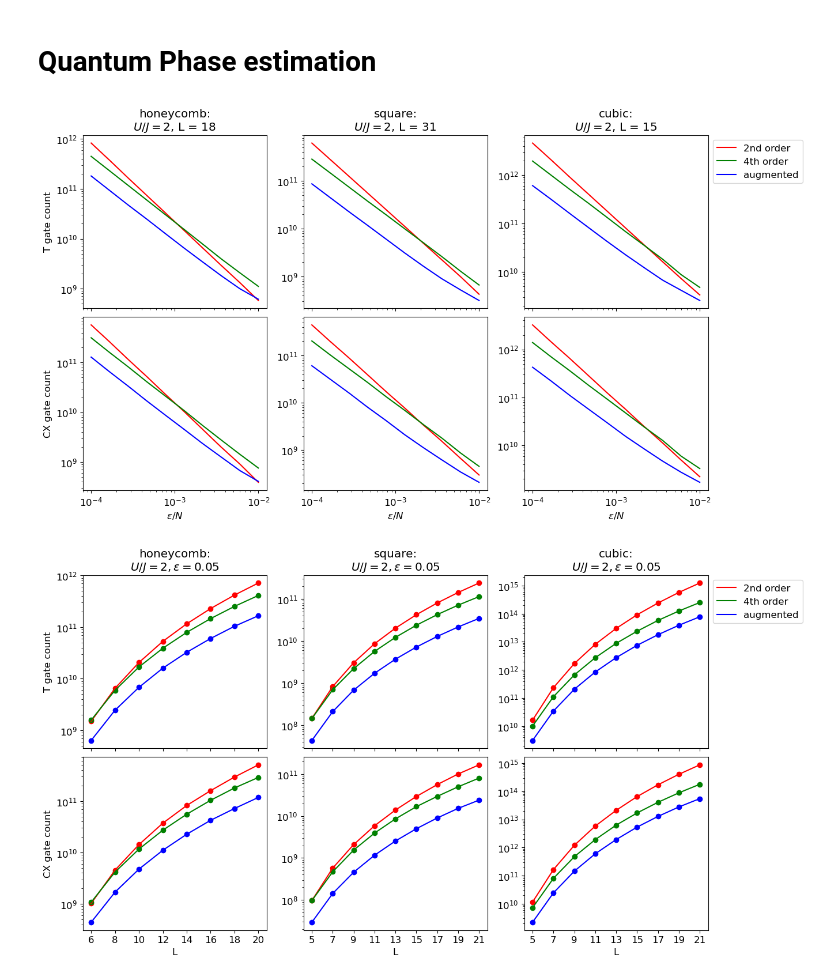
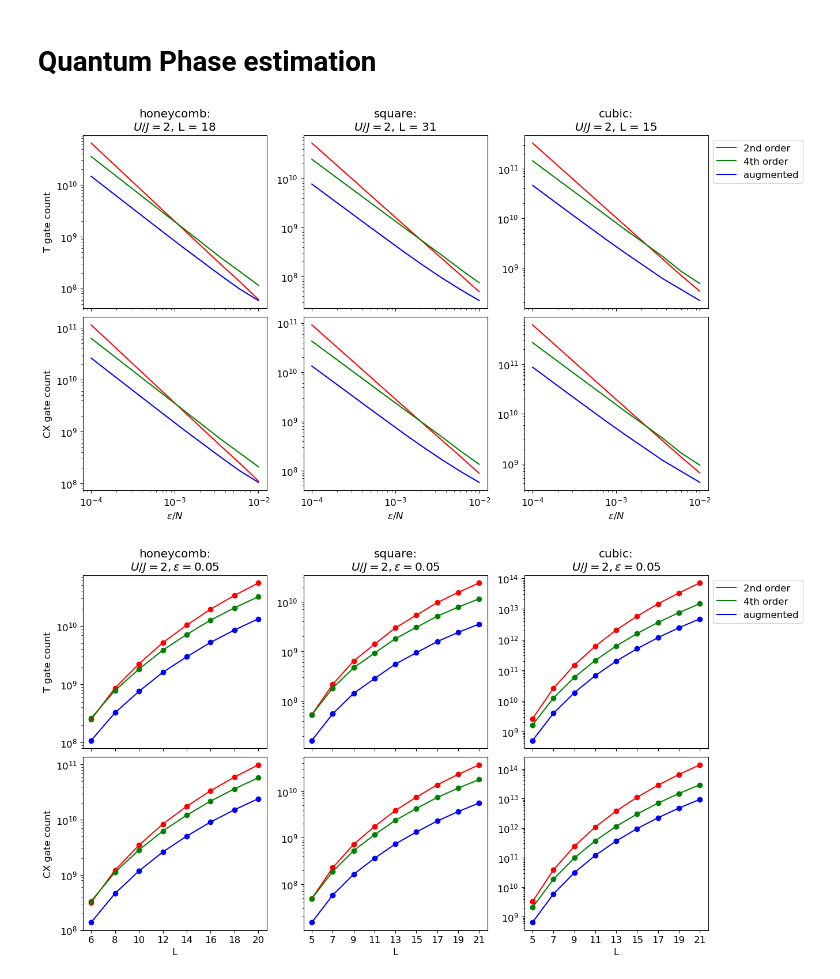
Before and after one commit to BjornTCC/lie-trotterization, a Jupyter notebook: TFIM_simulations.ipynb, the cells around one changed output. Drawn from its saved outputs; the diff is of its cells as text; code cells hidden in the pictures.

```diff
--- a/TFIM_simulations.ipynb
+++ b/TFIM_simulations.ipynb
@@ -16,6 +16,7 @@ matplotlib.rc('font', **font)
 J, U = 1,2
 alpha = 4
 x = 0.01
+hwp = True
 
 label_color_map = {
     "2nd order": 'r',
@@ -94,7 +95,8 @@ for lattice, i in lattice_index_map.items():
                 method,
                 alpha = alpha,
                 Ls = lattice_size_map[lattice],
-                x=x
+                x=x,
+                hwp = hwp
             ) for e in eps
         ]
         yt = [dict_to_t_count(dct) for dct in dcts]
@@ -140,7 +142,8 @@ for lattice, i in lattice_index_map.items():
                 method,
                 alpha = alpha,
                 Ls = lattice_size_map[lattice],
-                x=x
+                x=x,
+                hwp = hwp
             ) for t in ts
         ]
         yt = [dict_to_t_count(dct) for dct in dcts]
@@ -187,7 +190,8 @@ for lattice, i in lattice_index_map.items():
                 phase_estimation_algorithm="qpe",
                 alpha = alpha,
                 Ls = lattice_size_map[lattice],
-                x=x
+                x=x,
+                hwp = hwp
             ) for e in eps
         ]
         yt = [dict_to_t_count(dct) for dct in dcts]
@@ -195,7 +199,7 @@ for lattice, i in lattice_index_map.items():
         axs[0][i].plot(eps, yt, color = c)
         axs[1][i].plot(eps, ycx, color = c)
 # %% [output]
-[figure, old version]
+[figure, new version]
 # %%
 import matplotlib.ticker as ticker
 
@@ -228,32 +232,33 @@ for ax1 in axs:
 axs[0][2].legend(loc = "upper left", bbox_to_anchor = (1,1))
 
 for lattice, i in lattice_index_map.items():
     for method, c in label_color_map.items():
         dcts = [
             TFIM_phase_estimation_resources(
                 eps,# * np.prod(lattice_size_map[lattice]),
                 lattice,
                 J,
                 U,
                 method,
                 phase_estimation_algorithm="qpe",
                 alpha = alpha,
                 Ls = L,
-                x=x
+                x=x,
+                hwp = hwp
             ) for L in lattice_ls_map[lattice]
         ]
         yt = [dict_to_t_count(dct) for dct in dcts]
         ycx = [dict_to_cx_count(dct) for dct in dcts]
         xs = [x[0] for x in lattice_ls_map[lattice]]
         axs[0][i].plot(xs, yt, color = c)
         axs[0][i].scatter(xs, yt, color = c)
         axs[1][i].plot(xs, ycx, color = c)
         axs[1][i].scatter(xs, ycx, color = c)
 
 for lattice, i in lattice_index_map.items():
     axs[1][i].set_xticks([x[0] for x in lattice_ls_map[lattice]])
     axs[1][i].set_xticklabels([x[0] for x in lattice_ls_map[lattice]])
     axs[0][i].xaxis.set_minor_locator(ticker.NullLocator()) # fix weird xticker issue
     axs[1][i].xaxis.set_minor_locator(ticker.NullLocator()) # fix weird xticker issue
 # %% [output]
-[figure, old version]
+[figure, new version]
```
Also changed, not shown: parts of 2 cells of this notebook, 3 other files.
